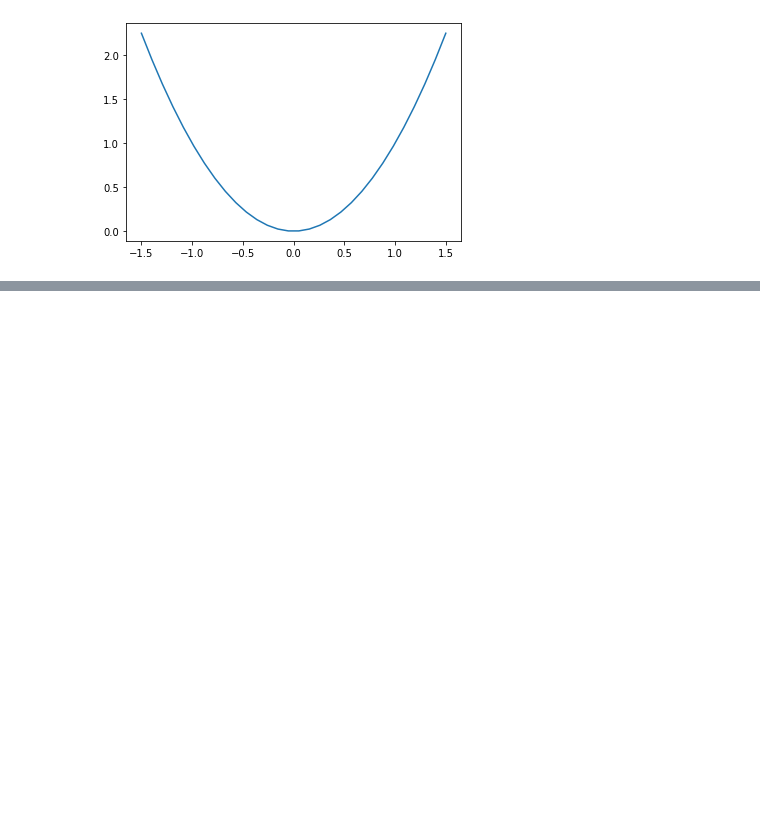
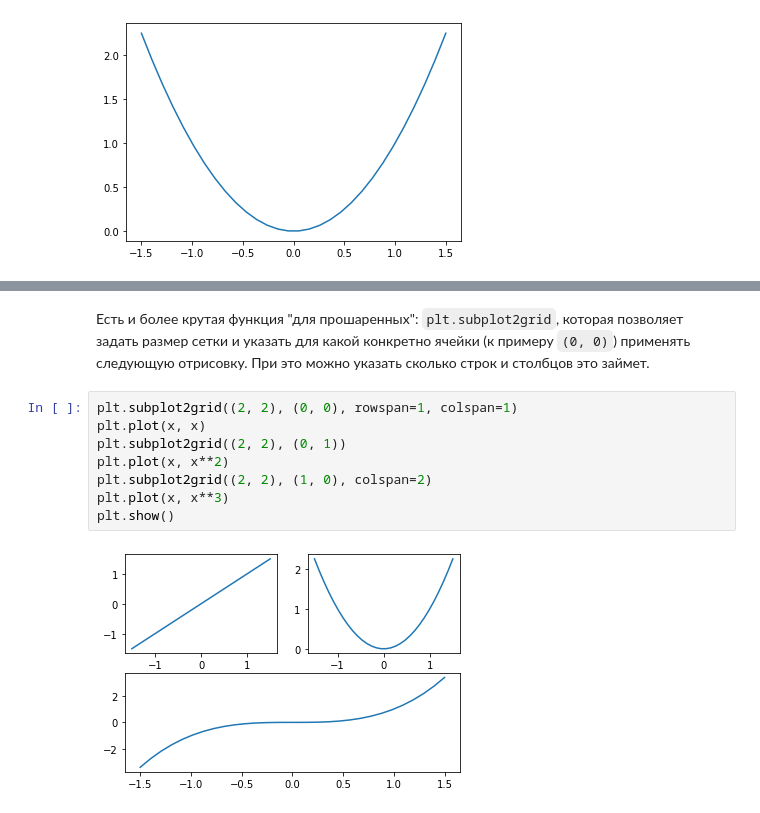
Before and after one commit to Lpshkn/Tutors, a Jupyter notebook: Matplotlib/Introducing.ipynb, the cells around one changed output, grey strips where cells are left out. Drawn from its saved outputs; the diff is of its cells as text; blank space fills up the shorter version.

```diff
--- a/Matplotlib/Introducing.ipynb
+++ b/Matplotlib/Introducing.ipynb
@@ -181,0 +211,12 @@ plt.savefig('fig.png', dpi=100, transparent=True)
+# %% [markdown]
+Есть и более крутая функция "для прошаренных": `plt.subplot2grid`, которая позволяет задать размер сетки и указать для какой конкретно ячейки (к примеру `(0, 0)`) применять следующую отрисовку. При это можно указать сколько строк и столбцов это займет.
+# %%
+plt.subplot2grid((2, 2), (0, 0), rowspan=1, colspan=1)
+plt.plot(x, x)
+plt.subplot2grid((2, 2), (0, 1))
+plt.plot(x, x**2)
+plt.subplot2grid((2, 2), (1, 0), colspan=2)
+plt.plot(x, x**3)
+plt.show()
+# %% [output]
+[figure, added]
```
Also changed, not shown: parts of 11 cells of this notebook.
